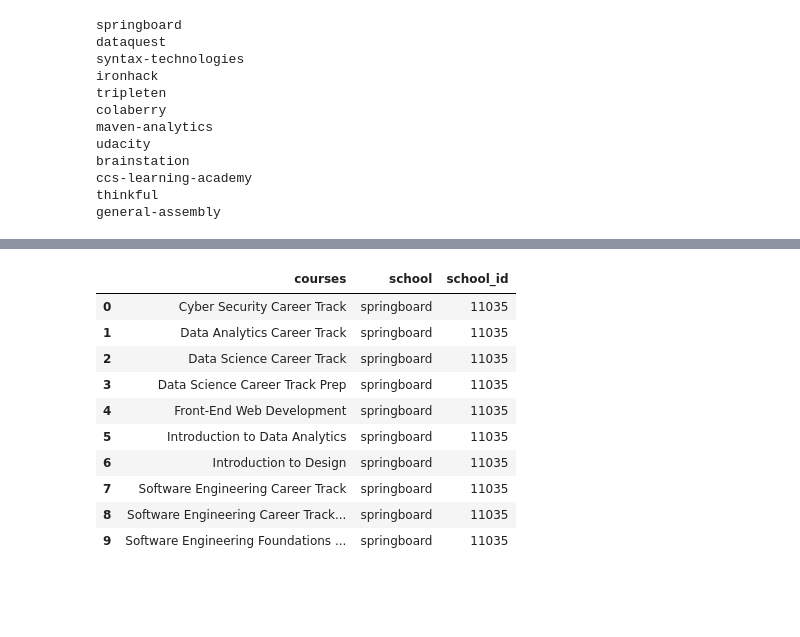
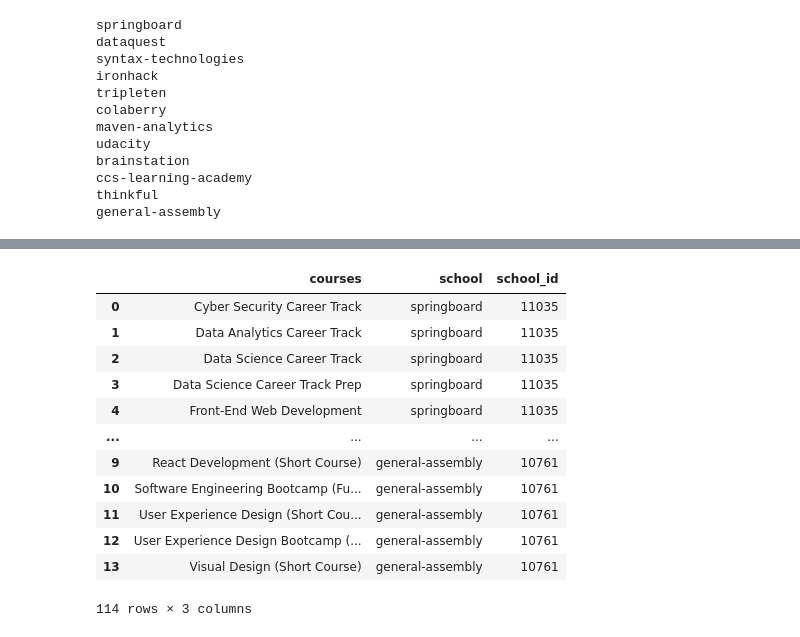
Before and after one commit to MeenuDSaini/project_sql, a Jupyter notebook: switchup_scraper.ipynb, the cells around one changed output, grey strips where cells are left out. Saved outputs shown, nothing was run; the diff lists cells and outputs as text; code cells hidden in the pictures; blank space fills up the shorter version.

```diff
--- a/switchup_scraper.ipynb
+++ b/switchup_scraper.ipynb
@@ -276,17 +402,20 @@ locations
 # %%
 courses = pd.concat(courses_list)
-courses.head(10)
-# %% [output]
-|  | courses | school | school_id |
-| 0 | Cyber Security Career Track | springboard | 11035 |
-| 1 | Data Analytics Career Track | springboard | 11035 |
-| 2 | Data Science Career Track | springboard | 11035 |
-| 3 | Data Science Career Track Prep | springboard | 11035 |
-| 4 | Front-End Web Development | springboard | 11035 |
-| 5 | Introduction to Data Analytics | springboard | 11035 |
-| 6 | Introduction to Design | springboard | 11035 |
-| 7 | Software Engineering Career Track | springboard | 11035 |
-| 8 | Software Engineering Career Track... | springboard | 11035 |
-| 9 | Software Engineering Foundations ... | springboard | 11035 |
+# %%
+courses
+# %% [output]
+|  | courses | school | school_id |
+| 0 | Cyber Security Career Track | springboard | 11035 |
+| 1 | Data Analytics Career Track | springboard | 11035 |
+| 2 | Data Science Career Track | springboard | 11035 |
+| 3 | Data Science Career Track Prep | springboard | 11035 |
+| 4 | Front-End Web Development | springboard | 11035 |
+| ... | ... | ... | ... |
+| 9 | React Development (Short Course) | general-assembly | 10761 |
+| 10 | Software Engineering Bootcamp (Fu... | general-assembly | 10761 |
+| 11 | User Experience Design (Short Cou... | general-assembly | 10761 |
+| 12 | User Experience Design Bootcamp (... | general-assembly | 10761 |
+| 13 | Visual Design (Short Course) | general-assembly | 10761 |
+114 rows × 3 columns
 # %%
 badges = pd.concat(badges_list)
```
Also changed, not shown: parts of 33 cells of this notebook, 6 other files.
